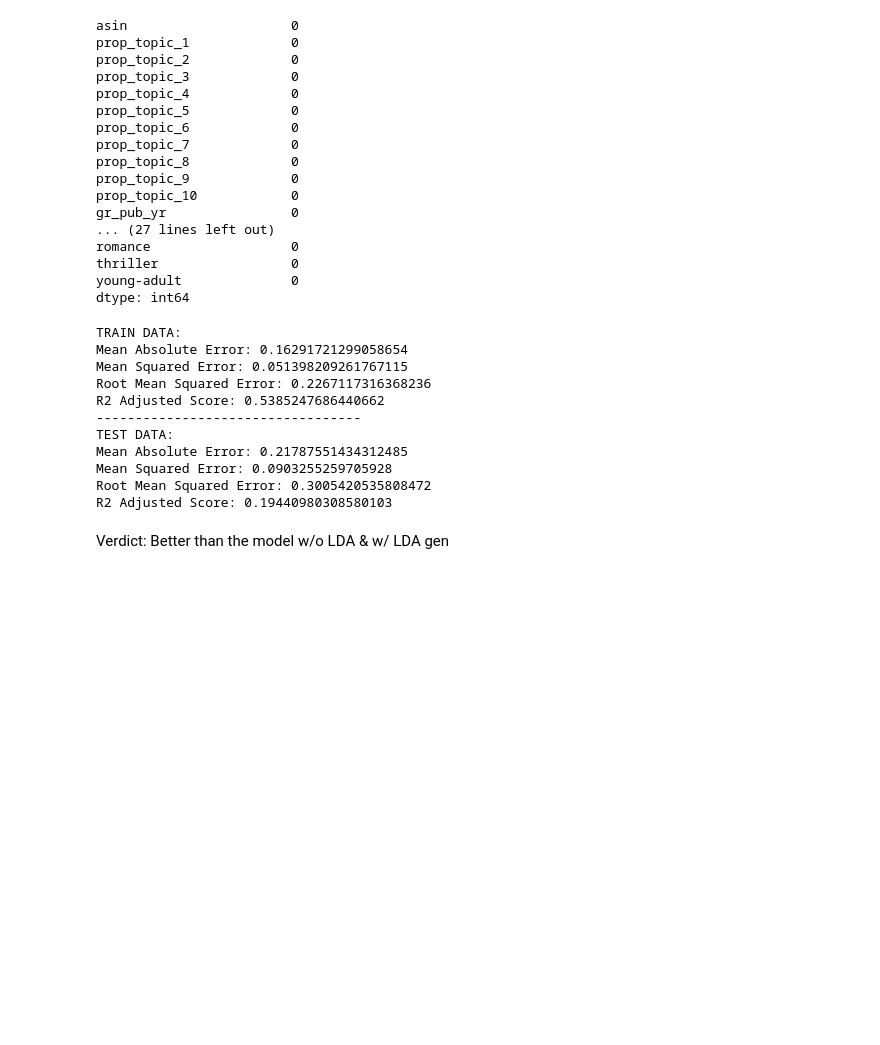
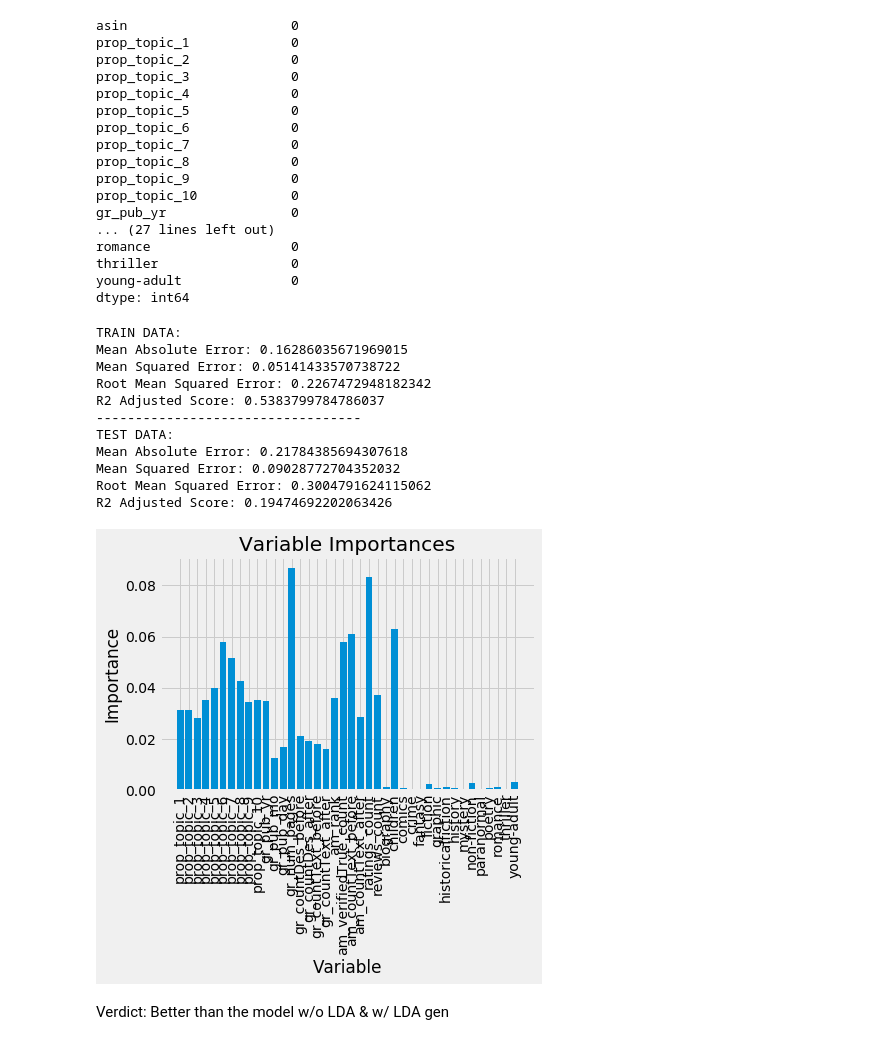
Before and after one commit to tlam7497/CapstoneProject, a Jupyter notebook: models_with_lda.ipynb, the cells around one changed output. Cells and saved outputs as stored; diff of their text form; code cells hidden in the pictures; blank space fills up the shorter version.

```diff
--- a/models_with_lda.ipynb
+++ b/models_with_lda.ipynb
@@ -422,6 +419,9 @@ dtype: int64
 # %%
 y = np.array(rf_mallet['rating_diff'])
 x = rf_mallet.drop('asin', axis=1).drop('rating_diff', axis=1)
+
+features = list(x.columns)
+
 x = np.array(x)
 
 # Split the data into training and testing sets
@@ -459,16 +459,38 @@ adjusted_r2 = 1-(1-r2)*(n-1)/(n-p-1)
 print('R2 Adjusted Score:', adjusted_r2)
 # %% [output]
 TRAIN DATA:
-Mean Absolute Error: 0.16291721299058654
-Mean Squared Error: 0.051398209261767115
-Root Mean Squared Error: 0.2267117316368236
-R2 Adjusted Score: 0.5385247686440662
+Mean Absolute Error: 0.16286035671969015
+Mean Squared Error: 0.05141433570738722
+Root Mean Squared Error: 0.2267472948182342
+R2 Adjusted Score: 0.5383799784786037
 ----------------------------------
 TEST DATA:
-Mean Absolute Error: 0.21787551434312485
-Mean Squared Error: 0.0903255259705928
-Root Mean Squared Error: 0.3005420535808472
-R2 Adjusted Score: 0.19440980308580103
+Mean Absolute Error: 0.21784385694307618
+Mean Squared Error: 0.09028772704352032
+Root Mean Squared Error: 0.3004791624115062
+R2 Adjusted Score: 0.19474692202063426
+# %%
+importances = list(rf.feature_importances_)
+
+# Set the style
+plt.style.use('fivethirtyeight')
+
+# list of x locations for plotting
+x_values = list(range(len(importances)))
+
+# Make a bar chart
+plt.bar(x_values, importances, orientation = 'vertical')
+
+# Tick labels for x axis
+plt.xticks(x_values, features, rotation='vertical')
+
+# Axis labels and title
+plt.ylabel('Importance')
+plt.xlabel('Variable')
+plt.title('Variable Importances')
+plt.show()
+# %% [output]
+[figure, added]
 # %% [markdown]
 Verdict: Better than the model w/o LDA & w/ LDA gen
 # %% [markdown]
```
Also changed, not shown: parts of 8 cells of this notebook.
